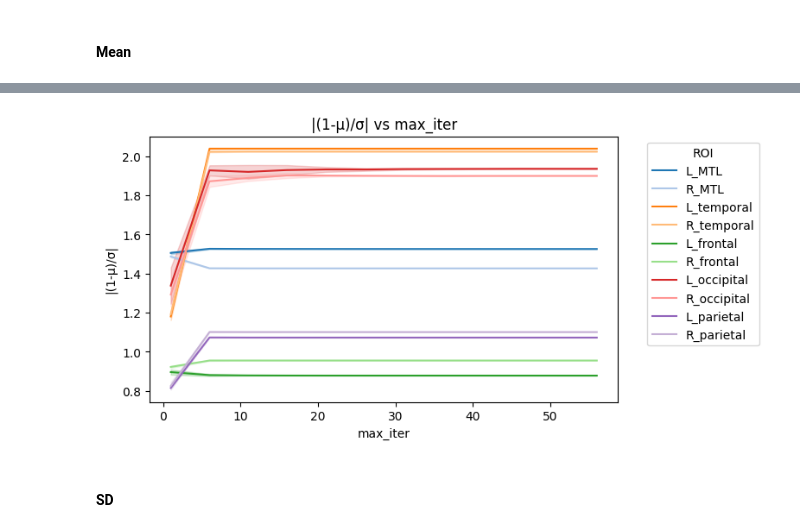
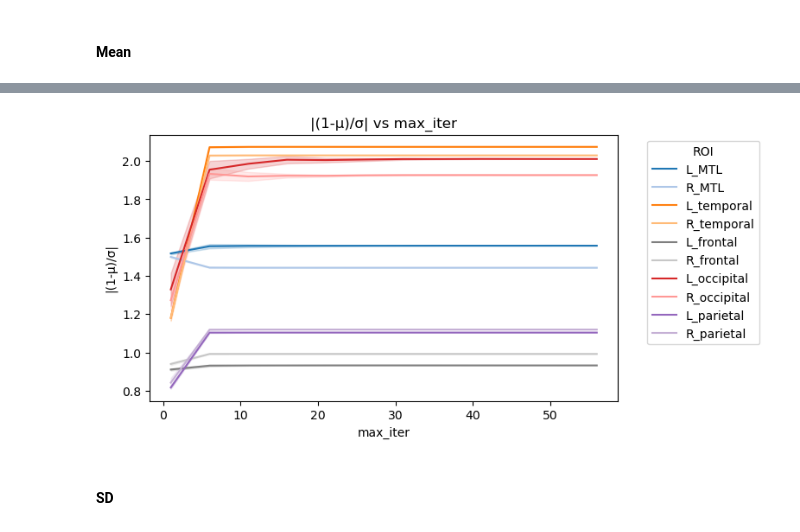
Before and after one commit to marlenelin/eoad_sustain_ml, a Jupyter notebook: notebooks/process/GMM explore.ipynb, the cells around one changed output, grey strips where cells are left out. Drawn from its saved outputs; the diff is of its cells as text; code cells hidden in the pictures.

```diff
--- a/notebooks/process/GMM explore.ipynb
+++ b/notebooks/process/GMM explore.ipynb
@@ -14,18 +14,21 @@ from sklearn.exceptions import ConvergenceWarning
 import warnings
 sys.path.append('../')
 # %%
-cpath = '/Users/linlin/Library/Mobile Documents/com~apple~CloudDocs/Desktop/cap/dataexp/pySuStaIn/dat/'
+cpath = '/Users/mlin2/Desktop/RabLab/eoad_sustain_ml/data/'
 lobes = ['L_MTL', 'R_MTL', 'L_temporal', 'R_temporal', 'L_frontal', 'R_frontal',
          'L_occipital', 'R_occipital','L_parietal', 'R_parietal' ]
 
-lftp = pd.read_csv(cpath+'lftp.csv')
-df = pd.read_csv(cpath+'wide_data.csv')
-df = df[df.dx.isin(['EOAD','CN'])]
-zdf = pd.read_csv(cpath+'zdata.csv')
+lftp = pd.read_csv(cpath+'long_mean_suvr.csv') #lobar ROI data in long format
+df = pd.read_csv(cpath+'wide_mean_suvr.csv')  #lobar ROI data in wide format
+df = df[df.visit==1] # filter to baseline
+zdf = pd.read_csv(cpath+'full_gmm2z_exclude.csv')
+zdf = zdf[zdf.visit==1] #z-score data baseline
 zdata = zdf.loc[:,lobes].values
 dat = df.loc[:,lobes].values
 cn_idx = df.index[df['dx'] == 'CN']
 eoad_idx = df.index[df['dx'] == 'EOAD']
+eononad_idx = df.index[df['dx'] == 'EOnonAD']
+df.head(2)
 # %% [markdown]
 ## gmm z-score
 
@@ -169,0 +171,3 @@ initdf.head(2)
+# %%
+initdf = init_df.copy()
+initdf.head(2)
@@ -252,6 +253,6 @@ array([  1,   2,   3,   4,   6,   9,  13,  19,  28,  40,  58,  83, 120,
 # %%
-initdf = pd.read_csv(cpath+'initdf.csv').drop(columns=["Unnamed: 0.1","Unnamed: 0"])
-minit = initdf[initdf.n_init == 83]
+#initdf = pd.read_csv(cpath+'initdf.csv').drop(columns=["Unnamed: 0.1","Unnamed: 0"])
+minit = initdf[initdf.n_init == 100]
 minit.head(2)
 # %% [output]
 |  | ROI | BIC | mean1 | weight1 | sd1 | n_init | n_iter |
@@ -269,3 +316,14 @@ array([ 1.,  6., 11., 16., 21., 26., 31., 36., 41., 46., 51., 56.])
+# %%
+subset =[(0.12156862745098039, 0.4666666666666667, 0.7058823529411765),
+ (0.6823529411764706, 0.7803921568627451, 0.9098039215686274),
+ (1.0, 0.4980392156862745, 0.054901960784313725),
+ (1.0, 0.7333333333333333, 0.47058823529411764),
+ (0.4980392156862745, 0.4980392156862745, 0.4980392156862745),
+ (0.7803921568627451, 0.7803921568627451, 0.7803921568627451),
+ (0.8392156862745098, 0.15294117647058825, 0.1568627450980392),
+ (1.0, 0.596078431372549, 0.5882352941176471),
+ (0.5803921568627451, 0.403921568627451, 0.7411764705882353),
+ (0.7725490196078432, 0.6901960784313725, 0.8352941176470589)]
 # %%
 
 plt.figure(figsize=(7, 4))
@@ -290,14 +342,14 @@ See the caveats in the documentation: https://pandas.pydata.org/pandas-docs/stab
 # %%
 
 plt.figure(figsize=(7, 4))
-sns.lineplot(data=minit, x='n_iter', y='z', hue='ROI', errorbar='sd', palette='tab20',legend=True)
+sns.lineplot(data=minit, x='n_iter', y='z', hue='ROI', errorbar='sd', palette=subset,legend=True)
 plt.title('|(1-μ)/σ| vs max_iter')
 plt.xlabel('max_iter')
 plt.ylabel('|(1-μ)/σ|')
 plt.legend(title='ROI', bbox_to_anchor=(1.05, 1), loc='upper left')  # Adjust legend position
 plt.show()
 # %% [output]
-[figure, old version]
+[figure, new version]
 # %% [markdown]
 #### SD
 # %%
```
Also changed, not shown: parts of 25 cells of this notebook, 8 other files.
